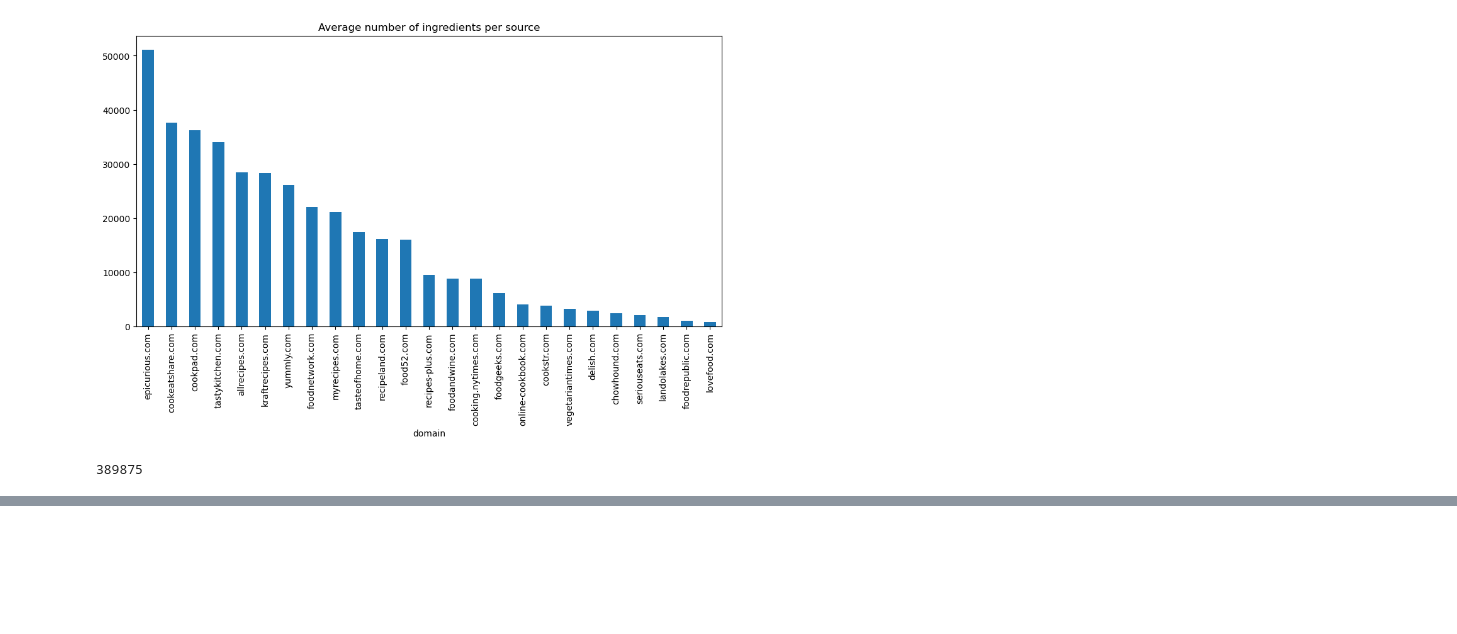
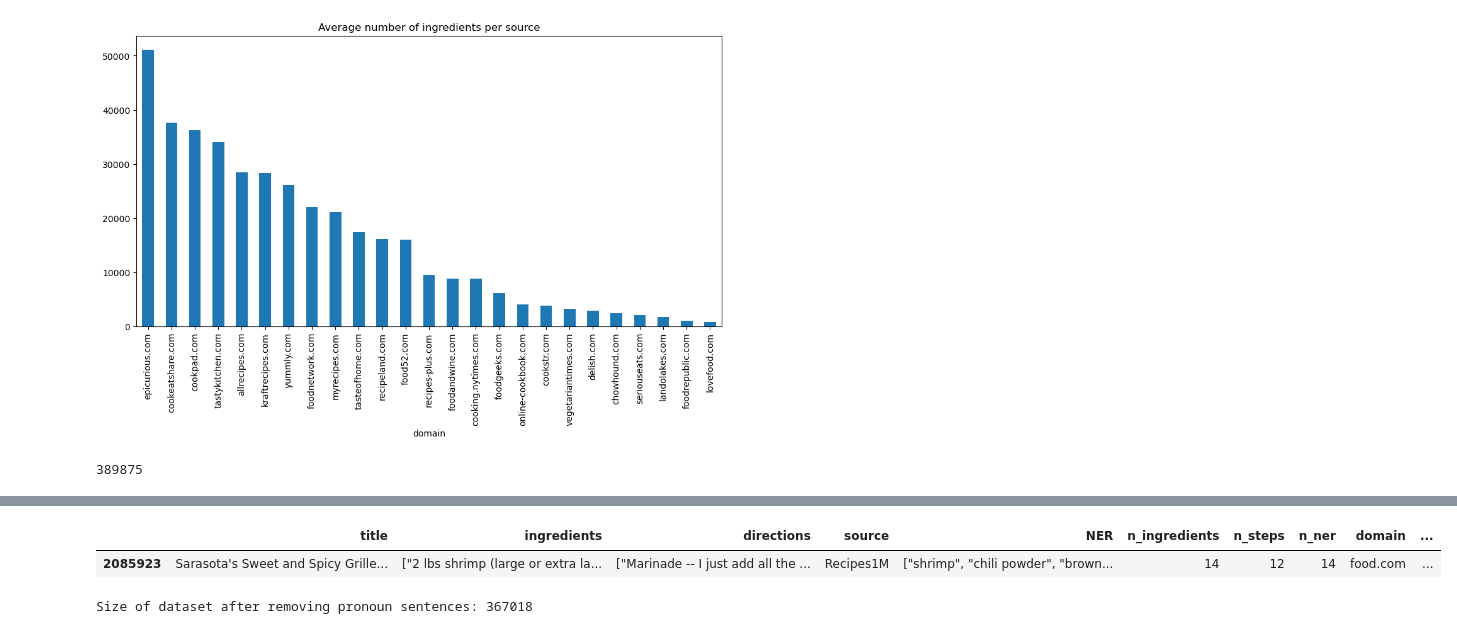
Before and after one commit to dcosta224/recipe-266-project, a Jupyter notebook: RecipeNLG/recipe_eda.ipynb, the cells around one changed output, grey strips where cells are left out. Saved outputs shown, nothing was run; the diff lists cells and outputs as text; code cells hidden in the pictures; blank space fills up the shorter version.

```diff
--- a/RecipeNLG/recipe_eda.ipynb
+++ b/RecipeNLG/recipe_eda.ipynb
@@ -297,0 +330,12 @@ df_smol.to_csv('./dataset/cleaned_dataset_no_top_2.csv', index=False)
+# %%
+df[df['directions'].str.contains('"Marinade -- I just add all the ingredients to a large baggie, close and shake.", "Add your shrimp and marinade at least 1 hour, up to 2 but no more."')]
+# %% [output]
+|  | title | ingredients | directions | source | NER | n_ingredients | n_steps | n_ner | domain | ... |
+| 2085923 | Sarasota's Sweet and Spicy Grille... | ["2 lbs shrimp (large or extra la... | ["Marinade -- I just add all the ... | Recipes1M | ["shrimp", "chili powder", "brown... | 14 | 12 | 14 | food.com | ... |
+# %%
+pattern = r'\b(I|[Ww]e|[Mm]y|[Oo]ur)\b'
+pronoun_smol_df = df_smol[df_smol['directions'].str.contains(pattern, case=True, na=False, regex=True)]
+df_smol = df_smol[~df_smol['directions'].str.contains(pattern, case=True, na=False, regex=True)]
+print(f"Size of dataset after removing pronoun sentences: {len(df_smol)}")
+# %% [output]
+Size of dataset after removing pronoun sentences: 367018
```
Also changed, not shown: parts of 21 cells of this notebook, 1 other file.
